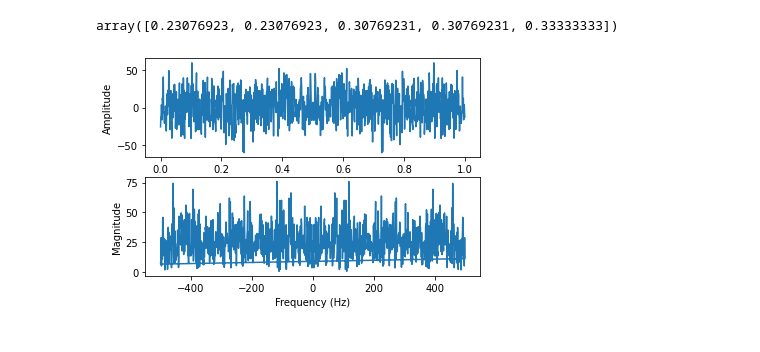
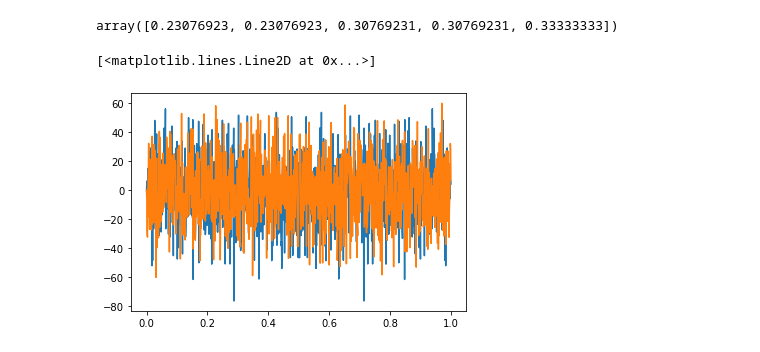
Before and after one commit to sheilafarrahi/thesis, a Jupyter notebook: empirical_characteristics_function.ipynb, the cells around one changed output. Cells and saved outputs as stored; diff of their text form; code cells hidden in the pictures.

```diff
--- a/empirical_characteristics_function.ipynb
+++ b/empirical_characteristics_function.ipynb
@@ -72,27 +72,17 @@ array([0.23076923, 0.23076923, 0.30769231, 0.30769231, 0.33333333])
 # %%
 f = np.fft.fft(cf(t))
 # %%
-import numpy as np
-import matplotlib.pyplot as plt
-
-# Generate a test signal
 t = np.linspace(0, 1, 1000)
 x = np.random.normal(0, 1, 1000)
 
 # Compute the Fourier transform
 X = np.fft.fft(x)
 
-# Compute the frequency axis
-freq = np.fft.fftfreq(len(t), t[1] - t[0])
+X_real = np.real(X)
+X_imag = np.imag(X)
 
-# Plot the signal and its Fourier transform
-fig, (ax1, ax2) = plt.subplots(2, 1)
-ax1.plot(t, X)
-ax1.set_xlabel('Time (s)')
-ax1.set_ylabel('Amplitude')
-ax2.plot(freq, np.abs(X))
-ax2.set_xlabel('Frequency (Hz)')
-ax2.set_ylabel('Magnitude')
-plt.show()
+plt.plot(t, X_real)
+plt.plot(t, X_imag)
 # %% [output]
+[<matplotlib.lines.Line2D at 0x...>]
-[figure, old version]
+[figure, new version]
```
Also changed, not shown: 1 other file.
